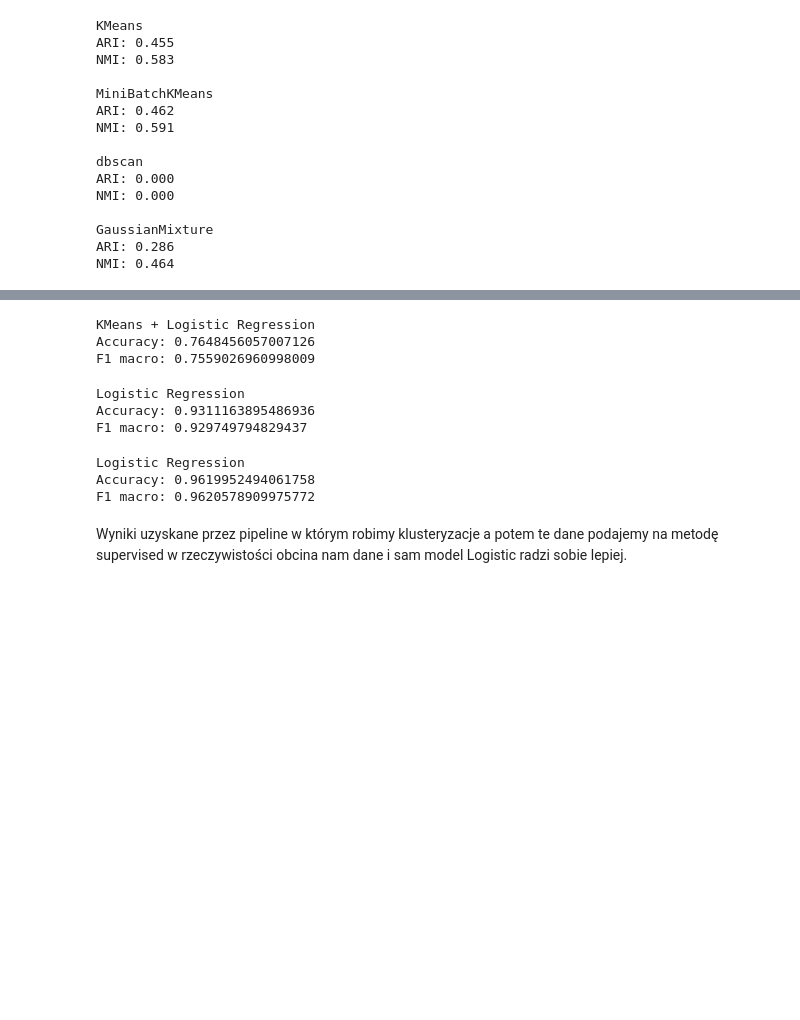
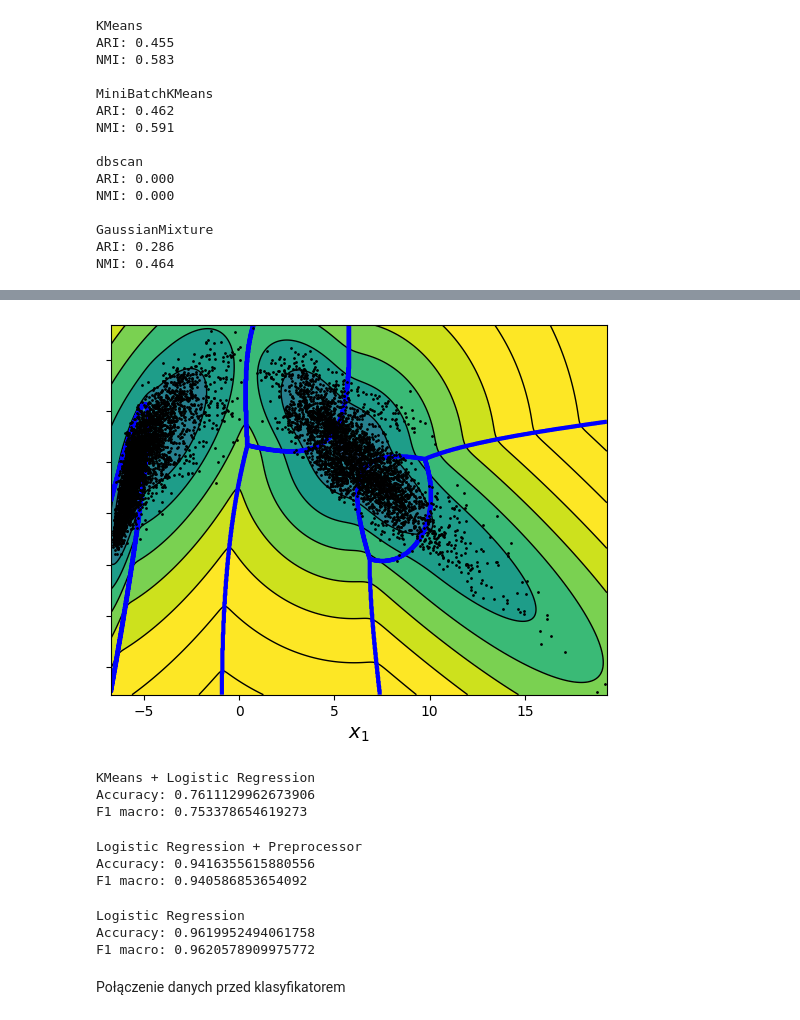
Before and after one commit to karolabramekkodilla/learning-git, a Jupyter notebook: 16.Clustering_zadanie/main.ipynb, the cells around one changed output, grey strips where cells are left out. Cells and saved outputs as stored; diff of their text form; code cells hidden in the pictures; blank space fills up the shorter version.

Commit message:
Zadanie Klusteryzacja - dane samsung

```diff
--- a/16.Clustering_zadanie/main.ipynb
+++ b/16.Clustering_zadanie/main.ipynb
@@ -172,6 +190,32 @@ model_pipeline = Pipeline([
+# %%
+GaussianMixture_clf = GaussianMixture(n_components= 6, random_state=1)
+GaussianMixture_clf.fit(X_train_2d)
+
+plot_gaussian_mixture(GaussianMixture_clf, X_train_2d)
+# %% [output]
+[figure, added]
 # %%
 from sklearn.metrics import accuracy_score, f1_score
+preprocessor = Pipeline([
+    # ("scaler", StandardScaler()),
+    ("pca", PCA(
+        n_components=0.95,
+        random_state=1
+    ))
+])
+model_pipeline = Pipeline([
+    ("preprocessor", preprocessor),
+    ("clustering", KMeans(
+        n_clusters=6,
+        random_state=42,
+        n_init= 10
 
+    )),
+    ("classifier", LogisticRegression(
+        max_iter=20000,
+        random_state=1
+    ))
+])
 pipeline_name = "KMeans + Logistic Regression"
 model_pipeline.fit(X_train, y_train)
 
@@ -181,16 +225,18 @@ print("Accuracy:", accuracy_score(y_test, y_pred))
 print("F1 macro:", f1_score(y_test, y_pred, average="macro"))
 # %% [output]
 KMeans + Logistic Regression
-Accuracy: 0.7648456057007126
-F1 macro: 0.7559026960998009
+Accuracy: 0.7611129962673906
+F1 macro: 0.753378654619273
 # %%
 model_pipeline = Pipeline([
     ("preprocessor", preprocessor),
     ("classifier", LogisticRegression(
-        max_iter=5000
+        max_iter=5000,
+        random_state=1
+
     ))
 ])
-pipeline_name = "Logistic Regression"
+pipeline_name = "Logistic Regression + Preprocessor"
 model_pipeline.fit(X_train, y_train)
 y_pred = model_pipeline.predict(X_test)
 
@@ -198,9 +244,9 @@ print(pipeline_name)
 print("Accuracy:", accuracy_score(y_test, y_pred))
 print("F1 macro:",f1_score(y_test, y_pred, average="macro"))
 # %% [output]
-Logistic Regression
-Accuracy: 0.9311163895486936
-F1 macro: 0.929749794829437
+Logistic Regression + Preprocessor
+Accuracy: 0.9416355615880556
+F1 macro: 0.940586853654092
 # %%
 model_pipeline = Pipeline([
     ("classifier", LogisticRegression(
@@ -218,5 +265,5 @@ print("F1 macro:",f1_score(y_test, y_pred, average="macro"))
 Logistic Regression
 Accuracy: 0.9619952494061758
 F1 macro: 0.9620578909975772
-# %% [markdown]
-Wyniki uzyskane przez pipeline w którym robimy klusteryzacje a potem te dane podajemy na metodę supervised w rzeczywistości obcina nam dane i sam model Logistic radzi sobie lepiej.
+# %% [markdown]
+Połączenie danych przed klasyfikatorem
```
Also changed, not shown: parts of 12 cells of this notebook.
